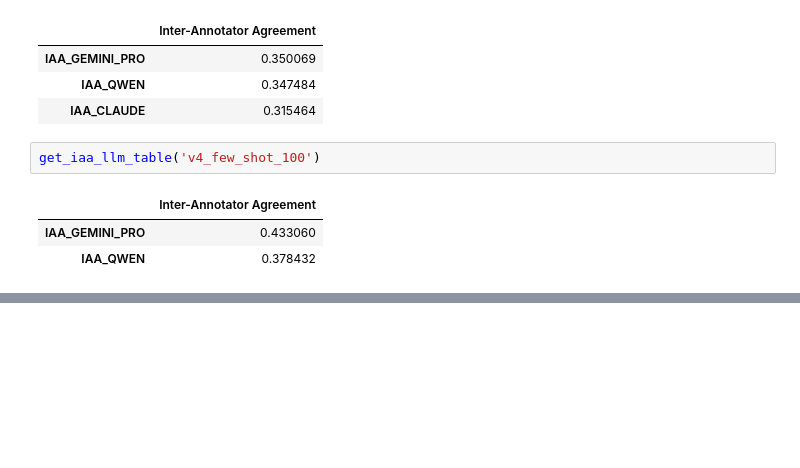
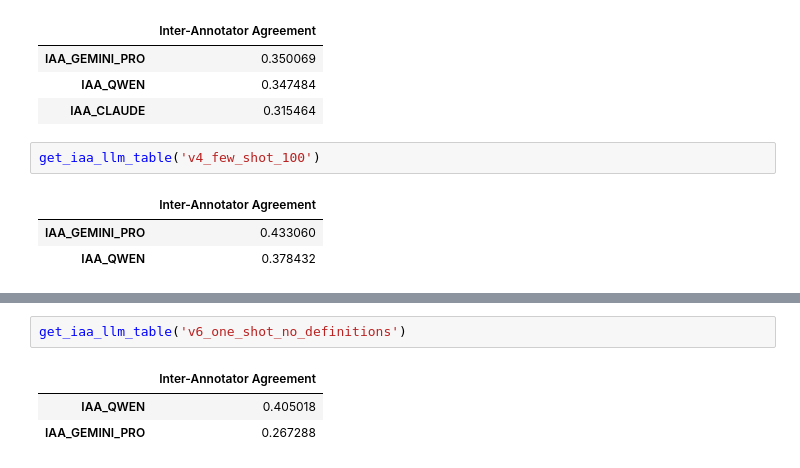
Before and after one commit to carriedoeliseo/temas_nlp_tp, a Jupyter notebook: Prompting.ipynb, the cells around one changed output, grey strips where cells are left out. Cells and saved outputs as stored; diff of their text form; blank space fills up the shorter version.

```diff
--- a/Prompting.ipynb
+++ b/Prompting.ipynb
@@ -228,0 +233,6 @@ get_iaa_llm_table('v5_few_shot_all_train_data')
+# %%
+get_iaa_llm_table('v6_one_shot_no_definitions')
+# %% [output]
+|  | Inter-Annotator Agreement |
+| IAA_QWEN | 0.405018 |
+| IAA_GEMINI_PRO | 0.267288 |
```
Also changed, not shown: parts of 9 cells of this notebook, 7 other files.
